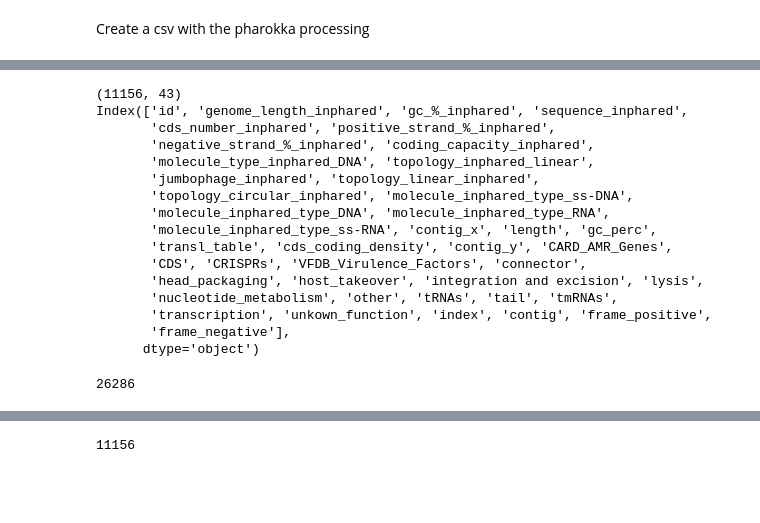
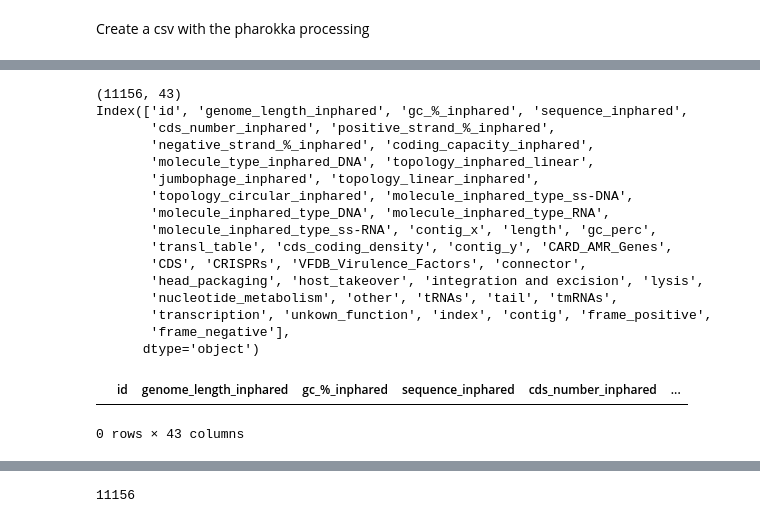
Before and after one commit to Alvaroguleon/Phage-predictor, a Jupyter notebook: notebooks/05_feature_engineering.ipynb, the cells around one changed output, grey strips where cells are left out. Cells and saved outputs as stored; diff of their text form; code cells hidden in the pictures; blank space fills up the shorter version.

```diff
--- a/notebooks/05_feature_engineering.ipynb
+++ b/notebooks/05_feature_engineering.ipynb
@@ -987,30 +1252,30 @@ accession_values = pd.read_csv('../data/processed/model_data.csv')
 accession_values = accession_values['Accession'].tolist()
 # df = df[df['id'].isin(accession_values)]
 # %%
+output_csv = '../data/processed/engineered_features.csv'  # Path to the output CSV file
+
 df = pd.read_csv(output_csv)
 df = df[df['id'].isin(accession_values)]
 print(df.shape)
 print(df.columns)
+df.head()
+df[df["id"] == "MK761195"]
 # %% [output]
 (11156, 43)
 Index(['id', 'genome_length_inphared', 'gc_%_inphared', 'sequence_inphared',
        'cds_number_inphared', 'positive_strand_%_inphared',
        'negative_strand_%_inphared', 'coding_capacity_inphared',
        'molecule_type_inphared_DNA', 'topology_inphared_linear',
        'jumbophage_inphared', 'topology_linear_inphared',
        'topology_circular_inphared', 'molecule_inphared_type_ss-DNA',
        'molecule_inphared_type_DNA', 'molecule_inphared_type_RNA',
        'molecule_inphared_type_ss-RNA', 'contig_x', 'length', 'gc_perc',
        'transl_table', 'cds_coding_density', 'contig_y', 'CARD_AMR_Genes',
        'CDS', 'CRISPRs', 'VFDB_Virulence_Factors', 'connector',
        'head_packaging', 'host_takeover', 'integration and excision', 'lysis',
        'nucleotide_metabolism', 'other', 'tRNAs', 'tail', 'tmRNAs',
        'transcription', 'unkown_function', 'index', 'contig', 'frame_positive',
        'frame_negative'],
       dtype='object')
+|  | id | genome_length_inphared | gc_%_inphared | sequence_inphared | cds_number_inphared | ... |
+0 rows × 43 columns
-# %%
-id_list = set(df['id'].to_list())
-contig_list = df['contig'].to_list()
-len(id_list)
-# %% [output]
-26286
```
Also changed, not shown: parts of 11 cells of this notebook, 3 other files.
